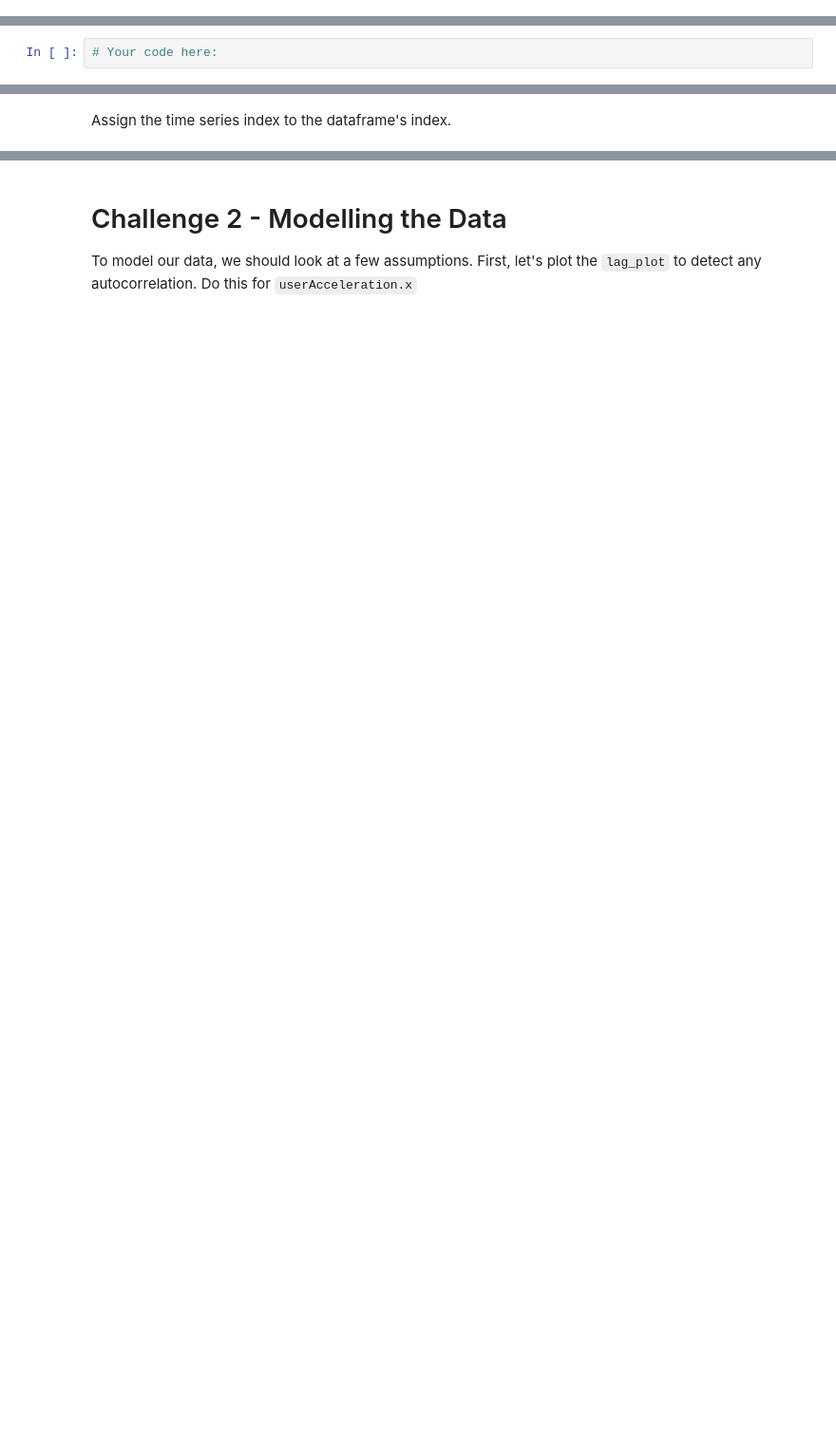
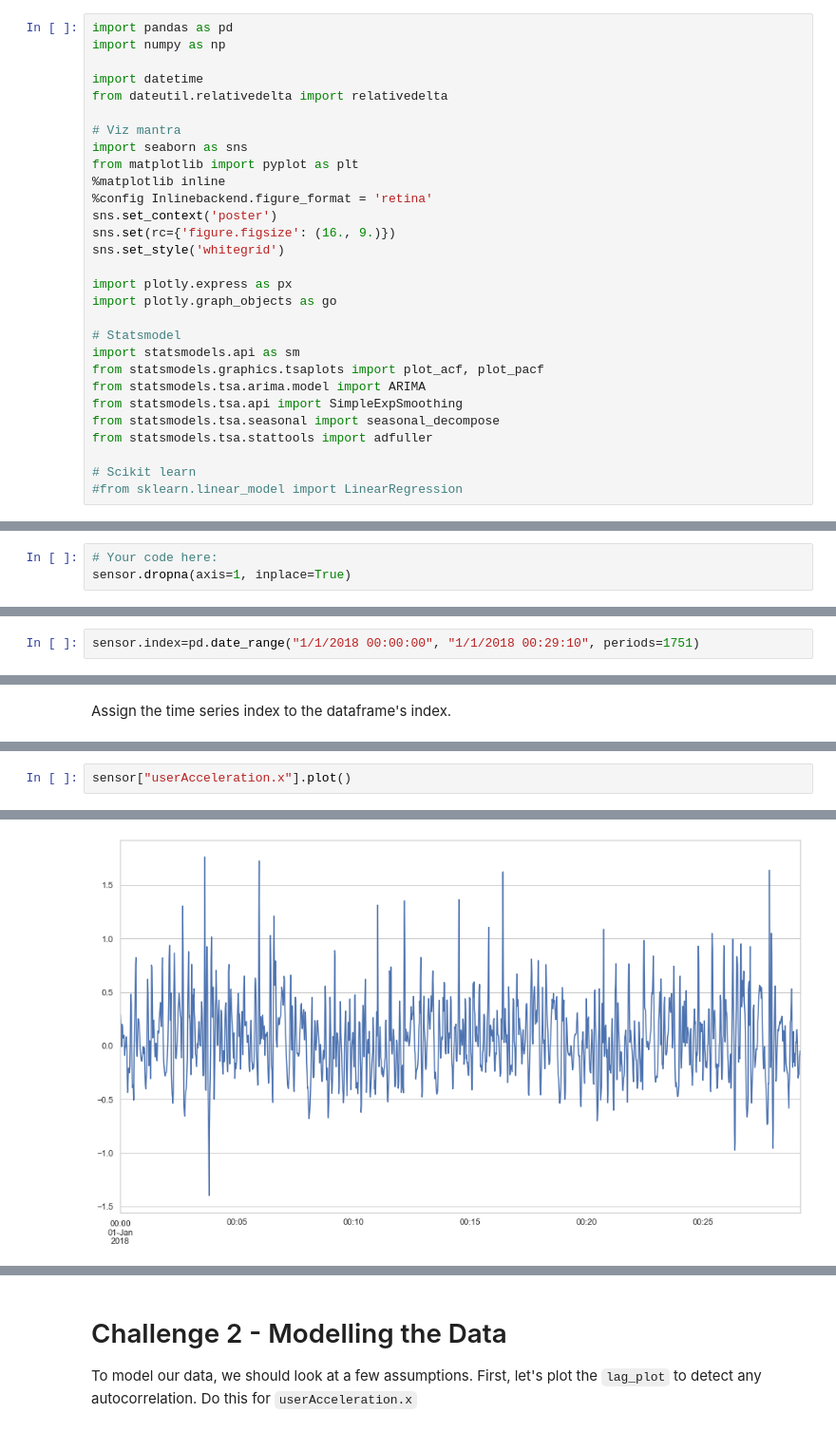
Before and after one commit to Ironhack-data-bcn-january-2023/lab-time-series, a Jupyter notebook: your-code/main.ipynb, the cells around one changed output, grey strips where cells are left out. Shown at 95% size. Cells and saved outputs as stored; diff of their text form; blank space fills up the shorter version.

```diff
--- a/your-code/main.ipynb
+++ b/your-code/main.ipynb
@@ -8,3 +6,32 @@
+# %%
+import pandas as pd
+import numpy as np
+
+import datetime
+from dateutil.relativedelta import relativedelta
+
+# Viz mantra
+import seaborn as sns
+from matplotlib import pyplot as plt
+%matplotlib inline
+%config Inlinebackend.figure_format = 'retina'
+sns.set_context('poster')
+sns.set(rc={'figure.figsize': (16., 9.)})
+sns.set_style('whitegrid')
+
+import plotly.express as px
+import plotly.graph_objects as go
+
+# Statsmodel
+import statsmodels.api as sm
+from statsmodels.graphics.tsaplots import plot_acf, plot_pacf
+from statsmodels.tsa.arima.model import ARIMA
+from statsmodels.tsa.api import SimpleExpSmoothing
+from statsmodels.tsa.seasonal import seasonal_decompose
+from statsmodels.tsa.stattools import adfuller
+
+# Scikit learn
+#from sklearn.linear_model import LinearRegression
 # %% [markdown]
 # Challenge 1 - Loading and Evaluating The Data
 
@@ -24,5 +58,6 @@ Examine the data using the `head` function.
 Check whether there is any missing data. If there is any missing data, remove the rows containing missing data.
 # %%
 # Your code here:
+sensor.dropna(axis=1, inplace=True)
 # %% [markdown]
 How many rows and columns are in our data?
@@ -34,0 +70,2 @@ To perform time series analysis on the data, we must change the index from a ran
+# %%
+sensor.index=pd.date_range("1/1/2018 00:00:00", "1/1/2018 00:29:10", periods=1751)
@@ -44,0 +84,3 @@ Our next step is to decompose the time series and evaluate the patterns in the d
+# %%
+sensor["userAcceleration.x"].plot()
+# %% [output]
@@ -44,0 +88 @@ Our next step is to decompose the time series and evaluate the patterns in the d
+[figure, added]
```
Also changed, not shown: parts of 23 cells of this notebook.
